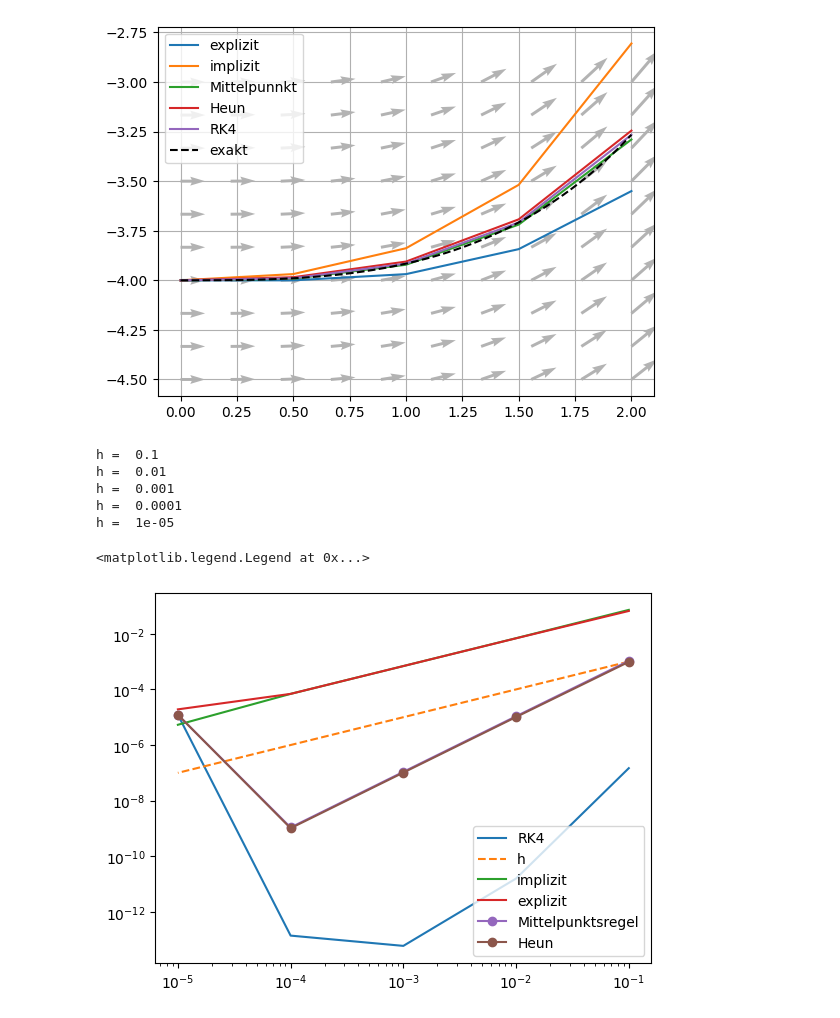
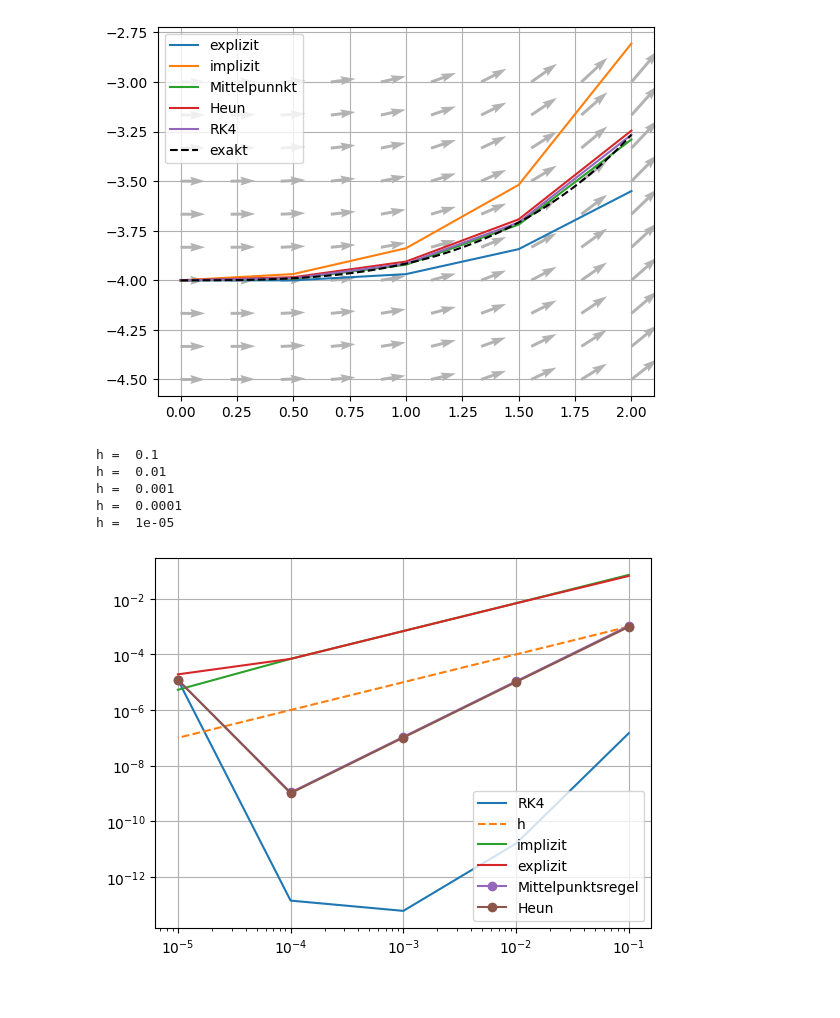
Before and after one commit to BieriCyril/ZHAW_STt_NUM1, a Jupyter notebook: NUM1_Praktikum_W10_W11.ipynb, the cells around one changed output. Saved outputs shown, nothing was run; the diff lists cells and outputs as text; code cells hidden in the pictures.

```diff
--- a/NUM1_Praktikum_W10_W11.ipynb
+++ b/NUM1_Praktikum_W10_W11.ipynb
@@ -308,39 +309,52 @@ errE = [] #Liste zur Speicherung der Fehler für das Eulerverfahren
 errM = []
 errH = []
 
+costE = []
+costI = []
+costM = []
+costH = []
+costR = []
+
 
 for h in hs:
     print("h = ", h)
+    N = int(np.round((xn - x0)/h))
     xrk, yrk = RK4(f, x0, y0, h, xn)
     errRK.append(abs(yrk[-1] - yexact(2)))
     ## eulers
     xi, yi = eulerImplizit(f, df, x0, y0, xn, h)
     errI.append(abs(yi[-1] - yexact(2)))
     xe, ye = eulerExplizit(f, x0, y0, xn, h)
     err = abs(ye[-1] - yexact(2))  #exakte Lösung der DGL an der Stelle x=2: y(2) = 2 * e^(-4*2) = 2 * e^(-8)
     errE.append(err)
     #################
     xm, ym = Mittelpunktsregel(f, x0, y0, h, xn)
     xh, yh = Heun(f, x0, y0, h, xn)
     errM.append(abs(ym[-1] - yexact(xn)))
     errH.append(abs(yh[-1] - yexact(xn)))
 #####
+    ##COSTS:
+    costE.append(N * 1)
+    costI.append(N * 1)
+    costM.append(N * 2)
+    costH.append(N * 2)
+    costR.append(N * 4)
 
 
 
 plt.figure()
 plt.loglog(hs, np.abs(errRK), label = "RK4")
 plt.loglog(hs, 1e-2*hs, '--', label = "h")
 plt.loglog(hs, np.abs(errI), label = "implizit")
 plt.loglog(hs, np.abs(errE), label = "explizit")
 plt.loglog(hs, errM, 'o-', label='Mittelpunktsregel')
 plt.loglog(hs, errH, 'o-', label='Heun')
 plt.legend()
+plt.grid()
 # %% [output]
 h =  0.1
 h =  0.01
 h =  0.001
 h =  0.0001
 h =  1e-05
-<matplotlib.legend.Legend at 0x...>
-[figure, old version]
+[figure, new version]
```
Also changed, not shown: parts of 2 cells of this notebook.
